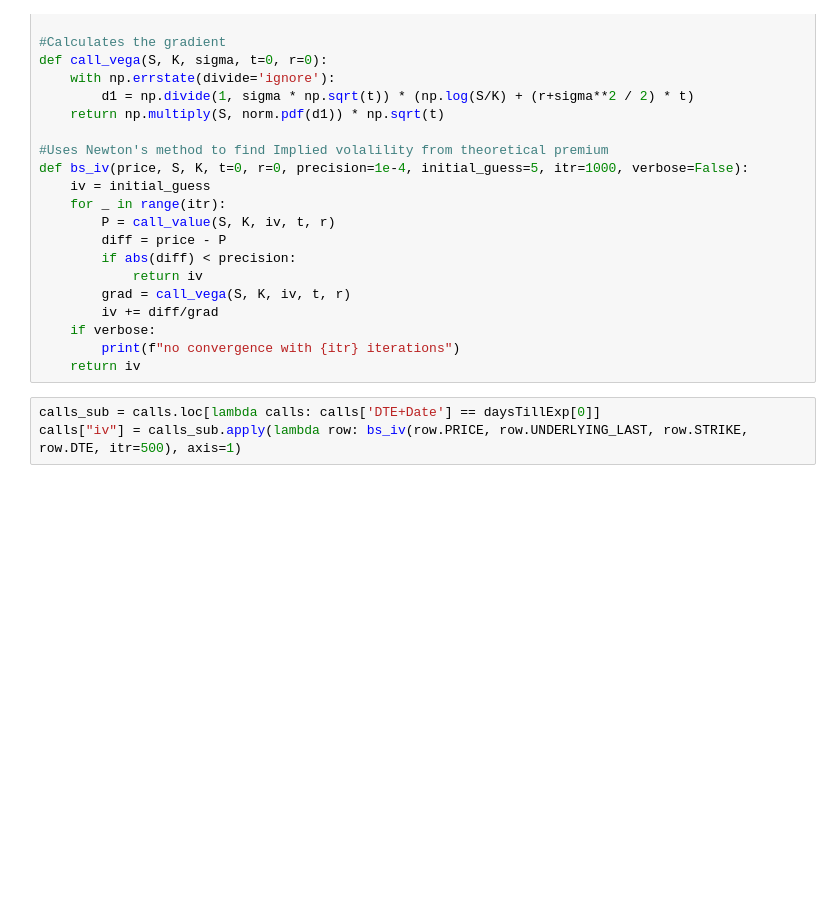
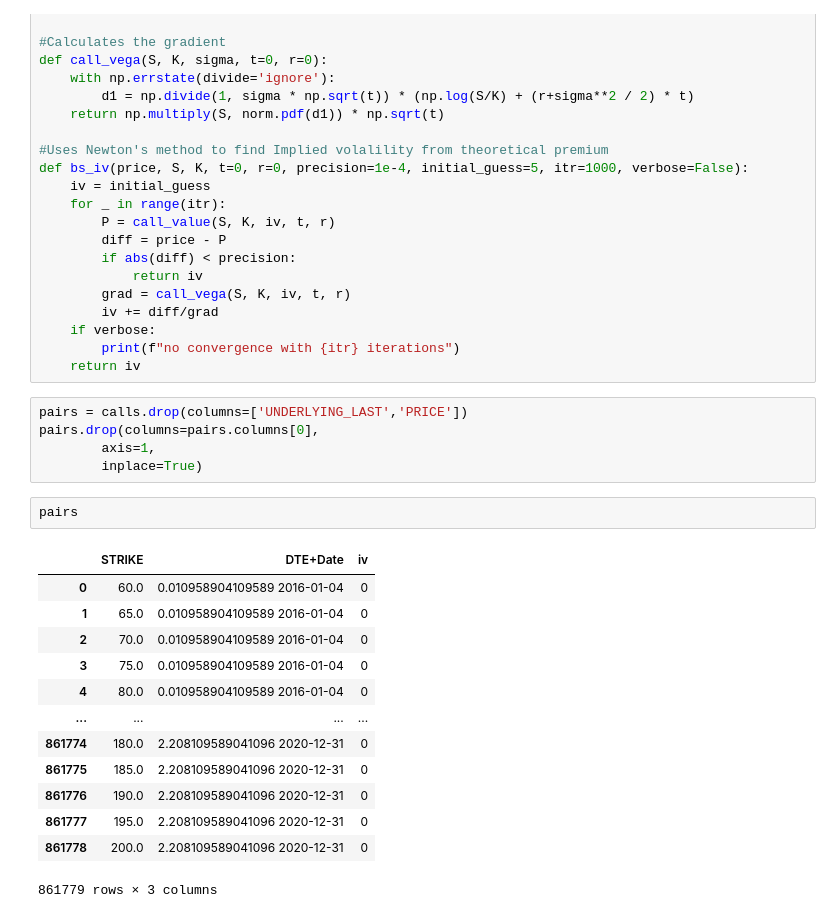
Before and after one commit to piluguji/HooHacks, a Jupyter notebook: MarketExpectation.ipynb, the cells around one changed output. Saved outputs shown, nothing was run; the diff lists cells and outputs as text; blank space fills up the shorter version.

```diff
--- a/MarketExpectation.ipynb
+++ b/MarketExpectation.ipynb
@@ -73,6 +58,24 @@ def bs_iv(price, S, K, t=0, r=0, precision=1e-4, initial_guess=5, itr=1000, verb
     if verbose:
         print(f"no convergence with {itr} iterations")
     return iv
-# %%
-calls_sub = calls.loc[lambda calls: calls['DTE+Date'] == daysTillExp[0]]
-calls["iv"] = calls_sub.apply(lambda row: bs_iv(row.PRICE, row.UNDERLYING_LAST, row.STRIKE, row.DTE, itr=500), axis=1)
+# %%
+pairs = calls.drop(columns=['UNDERLYING_LAST','PRICE'])
+pairs.drop(columns=pairs.columns[0],
+        axis=1,
+        inplace=True)
+# %%
+pairs
+# %% [output]
+|  | STRIKE | DTE+Date | iv |
+| 0 | 60.0 | 0.010958904109589 2016-01-04 | 0 |
+| 1 | 65.0 | 0.010958904109589 2016-01-04 | 0 |
+| 2 | 70.0 | 0.010958904109589 2016-01-04 | 0 |
+| 3 | 75.0 | 0.010958904109589 2016-01-04 | 0 |
+| 4 | 80.0 | 0.010958904109589 2016-01-04 | 0 |
+| ... | ... | ... | ... |
+| 861774 | 180.0 | 2.208109589041096 2020-12-31 | 0 |
+| 861775 | 185.0 | 2.208109589041096 2020-12-31 | 0 |
+| 861776 | 190.0 | 2.208109589041096 2020-12-31 | 0 |
+| 861777 | 195.0 | 2.208109589041096 2020-12-31 | 0 |
+| 861778 | 200.0 | 2.208109589041096 2020-12-31 | 0 |
+861779 rows × 3 columns
```
Also changed, not shown: parts of 17 cells of this notebook, 2 other files.
